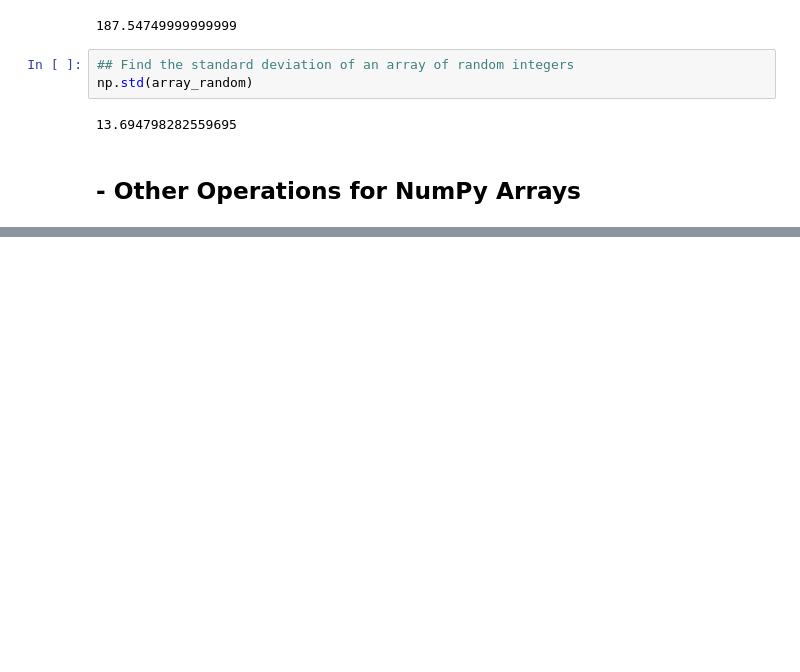
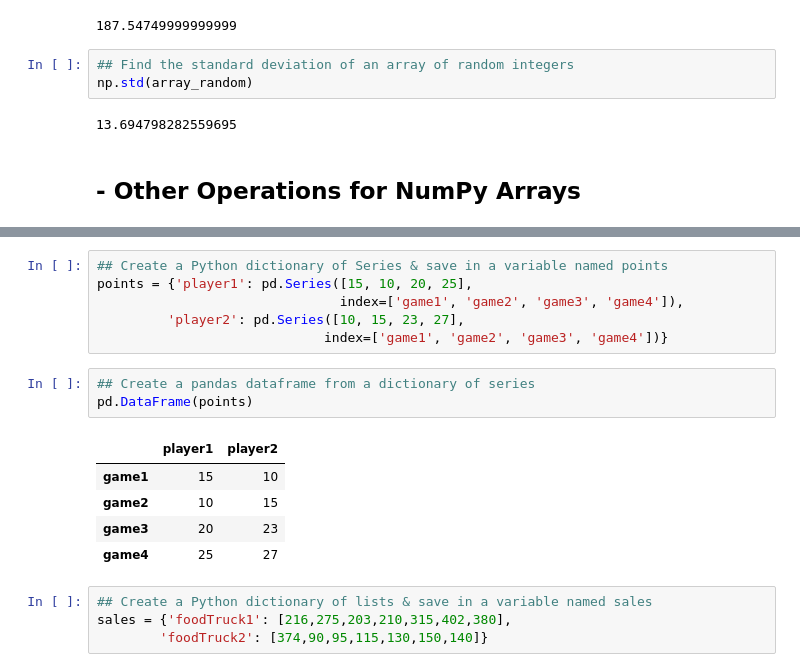
Before and after one commit to johngrinstead/linkedin-courses, a Jupyter notebook: python_functions_for_data_science.ipynb, the cells around one changed output, grey strips where cells are left out. Drawn from its saved outputs; the diff is of its cells as text; blank space fills up the shorter version.

```diff
--- a/python_functions_for_data_science.ipynb
+++ b/python_functions_for_data_science.ipynb
@@ -957,0 +1250,19 @@ np.std(array_random)
+# %%
+## Create a Python dictionary of Series & save in a variable named points
+points = {'player1': pd.Series([15, 10, 20, 25],
+                               index=['game1', 'game2', 'game3', 'game4']),
+         'player2': pd.Series([10, 15, 23, 27],
+                             index=['game1', 'game2', 'game3', 'game4'])}
+# %%
+## Create a pandas dataframe from a dictionary of series
+pd.DataFrame(points)
+# %% [output]
+|  | player1 | player2 |
+| game1 | 15 | 10 |
+| game2 | 10 | 15 |
+| game3 | 20 | 23 |
+| game4 | 25 | 27 |
+# %%
+## Create a Python dictionary of lists & save in a variable named sales
+sales = {'foodTruck1': [216,275,203,210,315,402,380],
+        'foodTruck2': [374,90,95,115,130,150,140]}
```
Also changed, not shown: parts of 51 cells of this notebook, 1 other file.
